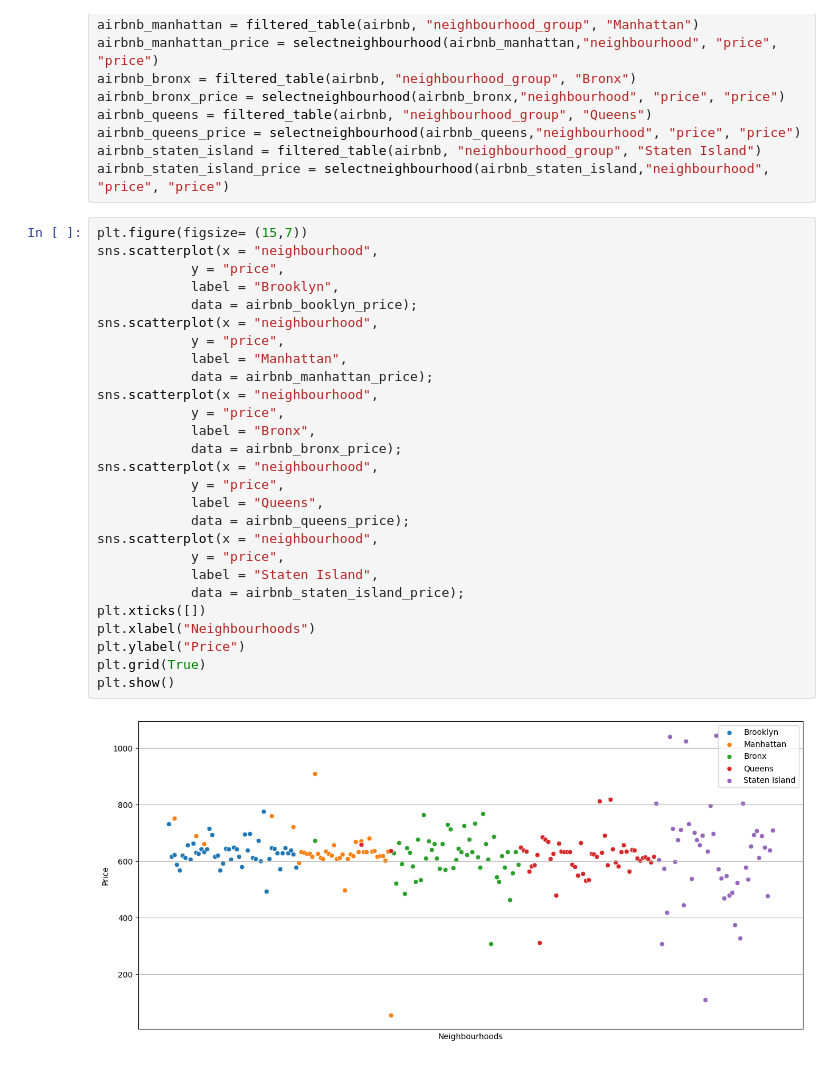
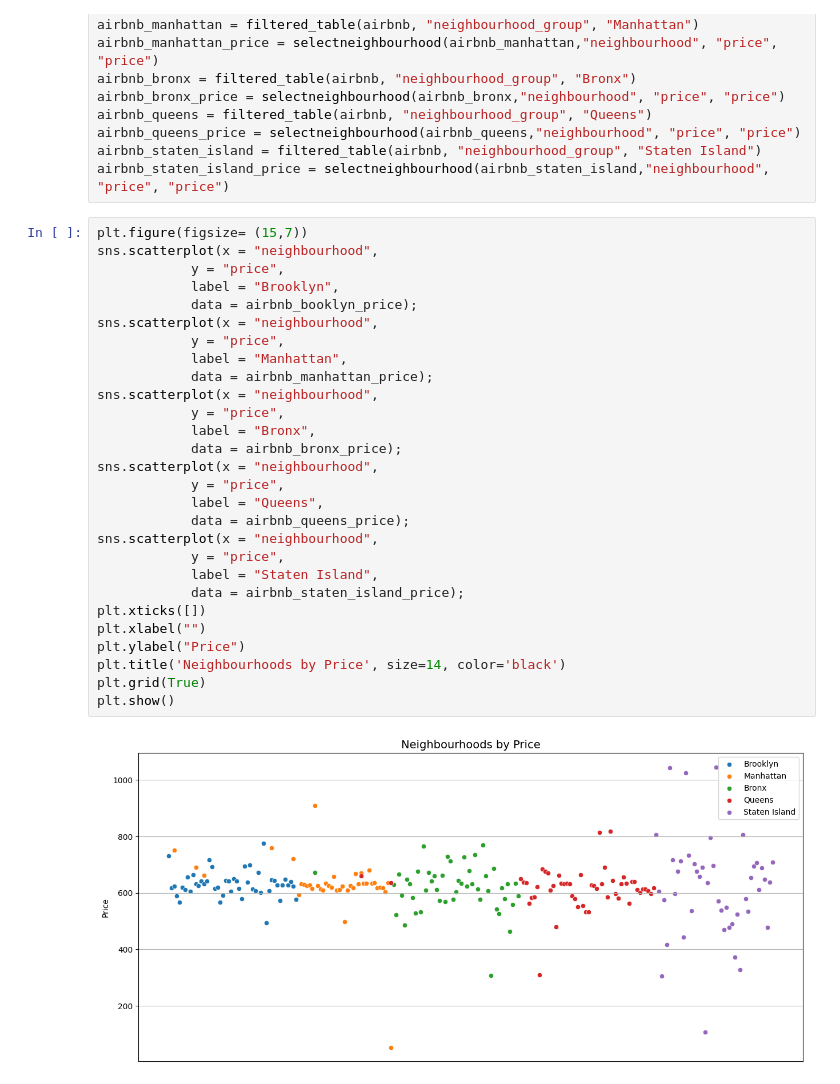
Before and after one commit to GinnyBrown/IBM-SkillsBuild-Capstone-Project-AirBnB, a Jupyter notebook: georgina-brown-ibmskillsbuild-dec-23.ipynb, the cells around one changed output. Cells and saved outputs as stored; diff of their text form.

```diff
--- a/georgina-brown-ibmskillsbuild-dec-23.ipynb
+++ b/georgina-brown-ibmskillsbuild-dec-23.ipynb
@@ -920,29 +890,30 @@ airbnb_staten_island_price = selectneighbourhood(airbnb_staten_island,"neighbour
 # %%
 plt.figure(figsize= (15,7))
 sns.scatterplot(x = "neighbourhood",
             y = "price",
             label = "Brooklyn",
             data = airbnb_booklyn_price);
 sns.scatterplot(x = "neighbourhood",
             y = "price",
             label = "Manhattan",
             data = airbnb_manhattan_price);
 sns.scatterplot(x = "neighbourhood",
             y = "price",
             label = "Bronx",
             data = airbnb_bronx_price);
 sns.scatterplot(x = "neighbourhood",
             y = "price",
             label = "Queens",
             data = airbnb_queens_price);
 sns.scatterplot(x = "neighbourhood",
             y = "price",
             label = "Staten Island",
             data = airbnb_staten_island_price);
 plt.xticks([])
-plt.xlabel("Neighbourhoods")
+plt.xlabel("")
 plt.ylabel("Price")
+plt.title('Neighbourhoods by Price', size=14, color='black')
 plt.grid(True)
 plt.show()
 # %% [output]
-[figure, old version]
+[figure, new version]
```
Also changed, not shown: parts of 17 cells of this notebook.
